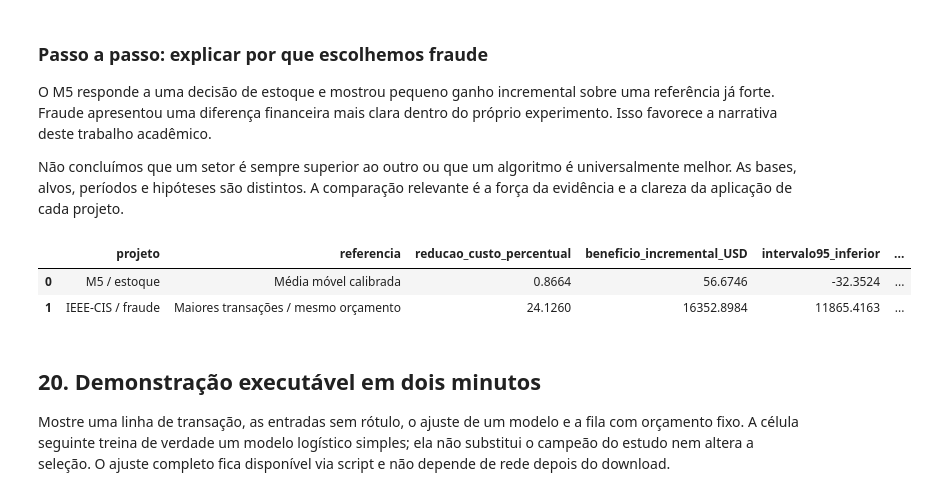
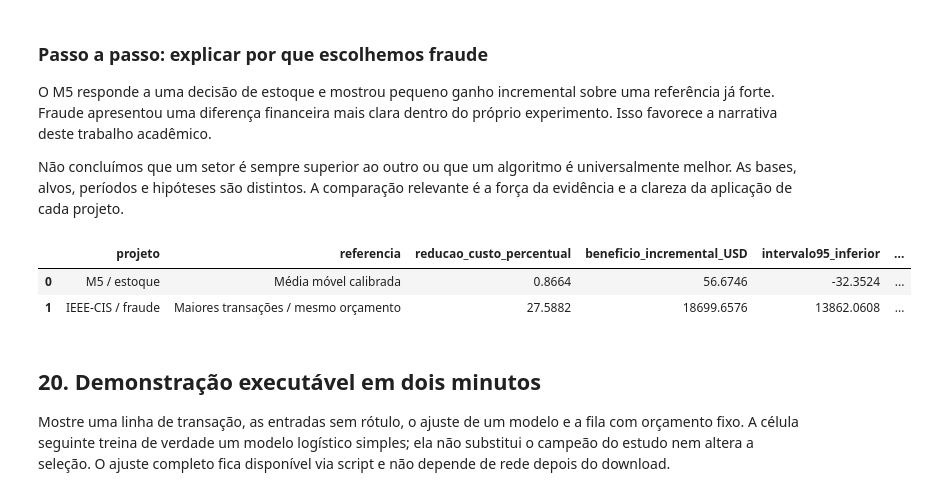
Before and after one commit to joao-castroo/deteccao-fraudes-ml-ibmec, a Jupyter notebook: notebooks/01_projeto_fraude_completo.ipynb, the cells around one changed output. Saved outputs shown, nothing was run; the diff lists cells and outputs as text; code cells hidden in the pictures.

```diff
--- a/notebooks/01_projeto_fraude_completo.ipynb
+++ b/notebooks/01_projeto_fraude_completo.ipynb
@@ -741,13 +755,13 @@ O M5 responde a uma decisão de estoque e mostrou pequeno ganho incremental sobr
 
 Não concluímos que um setor é sempre superior ao outro ou que um algoritmo é universalmente melhor. As bases, alvos, períodos e hipóteses são distintos. A comparação relevante é a força da evidência e a clareza da aplicação de cada projeto.
 # %%
-comparison_path=ROOT.parent/'Comparacao'/'comparison.csv'
+comparison_path=ROOT/'references'/'comparison_M5_current.csv'
 if comparison_path.exists():display(pd.read_csv(comparison_path))
-else:print('Os resultados comparativos serão gerados após fechar a avaliação.')
+else:print('Comparação não disponível neste pacote.')
 # %% [output]
 |  | projeto | referencia | reducao_custo_percentual | beneficio_incremental_USD | intervalo95_inferior | ... |
 | 0 | M5 / estoque | Média móvel calibrada | 0.8664 | 56.6746 | -32.3524 | ... |
-| 1 | IEEE-CIS / fraude | Maiores transações / mesmo orçamento | 24.1260 | 16352.8984 | 11865.4163 | ... |
+| 1 | IEEE-CIS / fraude | Maiores transações / mesmo orçamento | 27.5882 | 18699.6576 | 13862.0608 | ... |
 # %% [markdown]
 ## 20. Demonstração executável em dois minutos
 Mostre uma linha de transação, as entradas sem rótulo, o ajuste de um modelo e a fila com orçamento fixo. A célula seguinte treina de verdade um modelo logístico simples; ela não substitui o campeão do estudo nem altera a seleção. O ajuste completo fica disponível via script e não depende de rede depois do download.
```
Also changed, not shown: parts of 29 cells of this notebook, 44 other files.
